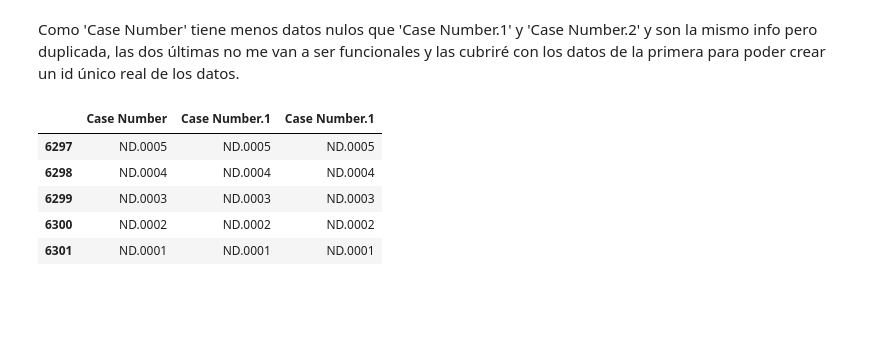
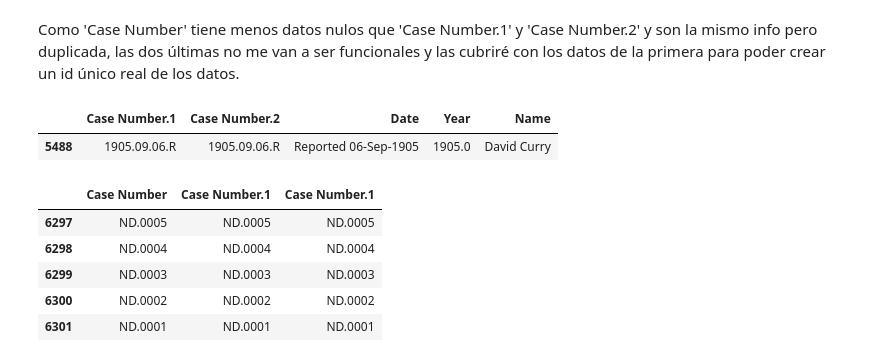
Before and after one commit to NereaRiveiro/Proyecto-1_Sharkniceria, a Jupyter notebook: src/main.ipynb, the cells around one changed output. Drawn from its saved outputs; the diff is of its cells as text; code cells hidden in the pictures; blank space fills up the shorter version.

```diff
--- a/src/main.ipynb
+++ b/src/main.ipynb
@@ -165,6 +165,11 @@ shark_cnulos[['Unnamed: 22', 'Unnamed: 23']].head()
 | 4 |  |  |
 # %% [markdown]
 Como 'Case Number' tiene menos datos nulos que 'Case Number.1' y 'Case Number.2' y son la mismo info pero duplicada, las dos últimas no me van a ser funcionales y las cubriré con los datos de la primera para poder crear un id único real de los datos.
+# %%
+shark_cnulos[['Case Number.1', 'Case Number.2', 'Date', 'Year', 'Name']][shark_cnulos['Case Number'].isna()]
+# %% [output]
+|  | Case Number.1 | Case Number.2 | Date | Year | Name |
+| 5488 | 1905.09.06.R | 1905.09.06.R | Reported 06-Sep-1905 | 1905.0 | David Curry |
 # %%
 shark_cnulos[['Case Number', 'Case Number.1', 'Case Number.1']].tail()
 # %% [output]
```
Also changed, not shown: parts of 12 cells of this notebook, 2 other files.
